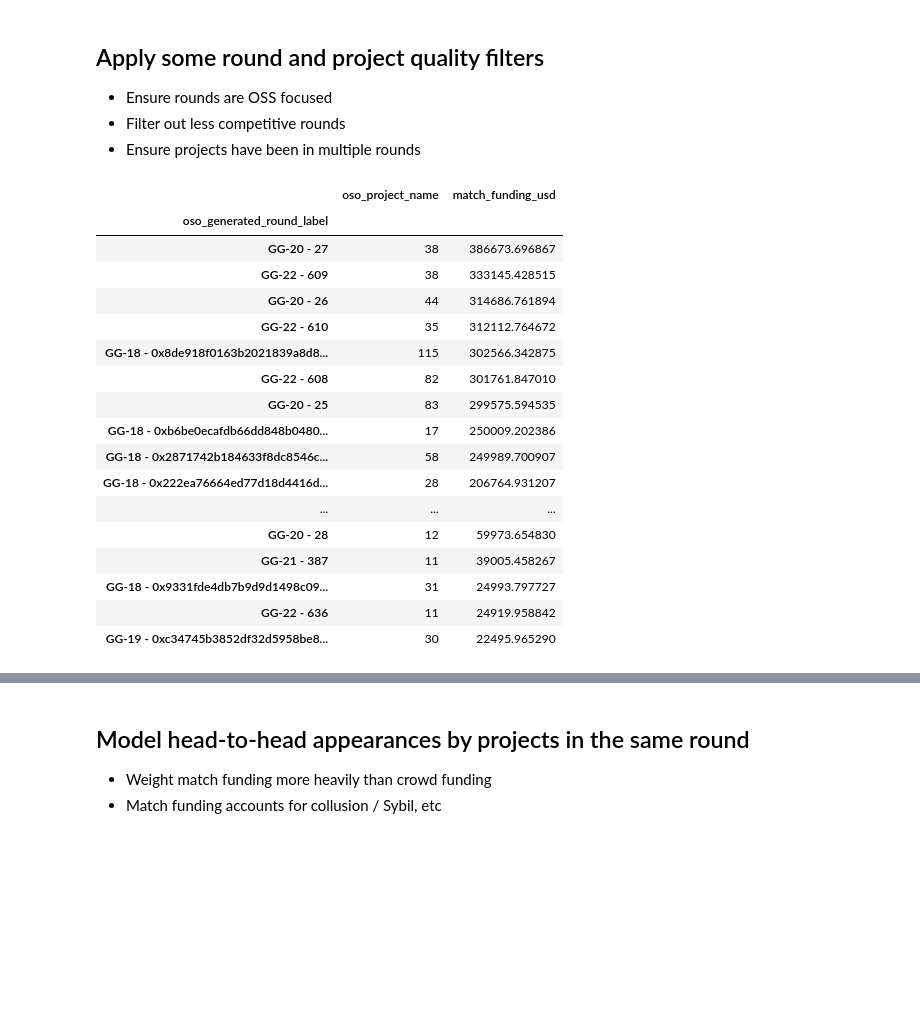
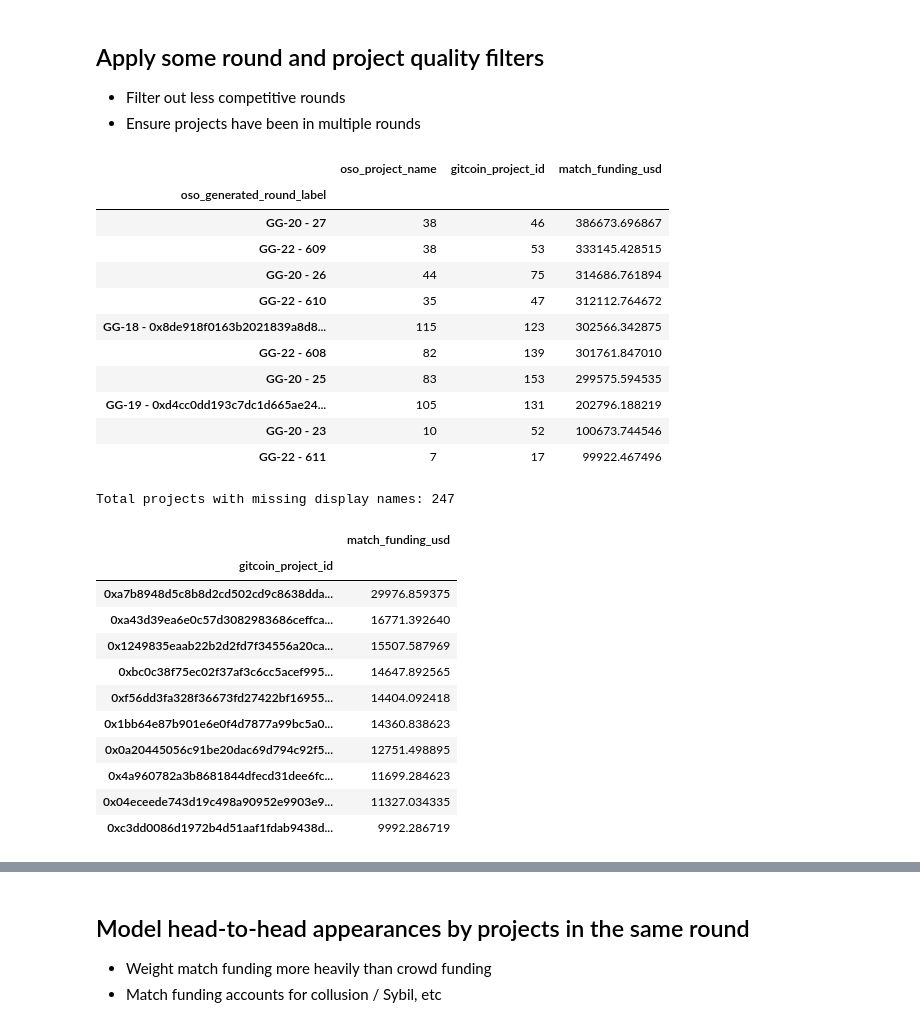
Before and after one commit to opensource-observer/insights, a Jupyter notebook: analysis/gitcoin/2025-01-30_GitcoinGrantsELO.ipynb, the cells around one changed output, grey strips where cells are left out. Drawn from its saved outputs; the diff is of its cells as text; code cells hidden in the pictures; blank space fills up the shorter version.

```diff
--- a/analysis/gitcoin/2025-01-30_GitcoinGrantsELO.ipynb
+++ b/analysis/gitcoin/2025-01-30_GitcoinGrantsELO.ipynb
@@ -20,14 +21,24 @@ query = """
       oso_display_name,
       round_number,
       oso_generated_round_label,
+      gitcoin_project_id,
       count(distinct donor_address) as num_donors,
       sum(case when donor_address is not null then amount_in_usd else 0 end) as crowd_funding_usd,
       sum(case when donor_address is null then amount_in_usd else 0 end) as match_funding_usd
     from `oso_production.gitcoin_funding_events_by_project_v0`
-    where round_number >= 18
-    group by 1, 2, 3, 4
+    where ((round_number = 22 and gitcoin_round_id = '608') or
+      (round_number = 22 and gitcoin_round_id = '609') or
+      (round_number = 22 and gitcoin_round_id = '610') or
+      (round_number = 22 and gitcoin_round_id = '611') or
+      (round_number = 20 and gitcoin_round_id = '23') or
+      (round_number = 20 and gitcoin_round_id = '25') or
+      (round_number = 20 and gitcoin_round_id = '26') or
+      (round_number = 20 and gitcoin_round_id = '27') or
+      (round_number = 19 and lower(gitcoin_round_id) = '0xd4cc0dd193c7dc1d665ae244ce12d7fab337a008') or
+      (round_number = 18 and lower(gitcoin_round_id) = '0x8de918f0163b2021839a8d84954dd7e8e151326d'))
+    group by 1, 2, 3, 4, 5
     having match_funding_usd > 0
-    order by 7 desc
+    order by 8 desc
 """
 results = client.query(query)
 gitcoin_df = results.to_dataframe()
@@ -42,33 +53,53 @@ gitcoin_df.tail(5)
 # %% [markdown]
 ## Apply some round and project quality filters
 
-- Ensure rounds are OSS focused
 - Filter out less competitive rounds
 - Ensure projects have been in multiple rounds
 # %%
 round_stats = gitcoin_df.groupby('oso_generated_round_label').agg({
     'oso_project_name': 'nunique',
+    'gitcoin_project_id': 'nunique',
     'match_funding_usd': 'sum'
 }).sort_values(by='match_funding_usd', ascending=False)
 
-oss_heavy_rounds = round_stats[(round_stats['match_funding_usd'] >= 20_000) & (round_stats['oso_project_name'] >= 10)]
+oss_heavy_rounds = round_stats[(round_stats['match_funding_usd'] >= 20_000) & (round_stats['gitcoin_project_id'] >= 10)]
 oss_heavy_rounds
 # %% [output]
-|  | oso_project_name | match_funding_usd |
-| oso_generated_round_label |  |  |
-| GG-20 - 27 | 38 | 386673.696867 |
-| GG-22 - 609 | 38 | 333145.428515 |
-| GG-20 - 26 | 44 | 314686.761894 |
-| GG-22 - 610 | 35 | 312112.764672 |
-| GG-18 - 0x8de918f0163b2021839a8d8... | 115 | 302566.342875 |
-| GG-22 - 608 | 82 | 301761.847010 |
-| GG-20 - 25 | 83 | 299575.594535 |
-| GG-18 - 0xb6be0ecafdb66dd848b0480... | 17 | 250009.202386 |
-| GG-18 - 0x2871742b184633f8dc8546c... | 58 | 249989.700907 |
-| GG-18 - 0x222ea76664ed77d18d4416d... | 28 | 206764.931207 |
-| ... | ... | ... |
-| GG-20 - 28 | 12 | 59973.654830 |
-| GG-21 - 387 | 11 | 39005.458267 |
-| GG-18 - 0x9331fde4db7b9d9d1498c09... | 31 | 24993.797727 |
-| GG-22 - 636 | 11 | 24919.958842 |
-| GG-19 - 0xc34745b3852df32d5958be8... | 30 | 22495.965290 |
+|  | oso_project_name | gitcoin_project_id | match_funding_usd |
+| oso_generated_round_label |  |  |  |
+| GG-20 - 27 | 38 | 46 | 386673.696867 |
+| GG-22 - 609 | 38 | 53 | 333145.428515 |
+| GG-20 - 26 | 44 | 75 | 314686.761894 |
+| GG-22 - 610 | 35 | 47 | 312112.764672 |
+| GG-18 - 0x8de918f0163b2021839a8d8... | 115 | 123 | 302566.342875 |
+| GG-22 - 608 | 82 | 139 | 301761.847010 |
+| GG-20 - 25 | 83 | 153 | 299575.594535 |
+| GG-19 - 0xd4cc0dd193c7dc1d665ae24... | 105 | 131 | 202796.188219 |
+| GG-20 - 23 | 10 | 52 | 100673.744546 |
+| GG-22 - 611 | 7 | 17 | 99922.467496 |
+# %%
+# Debugging: Check for projects with missing display names
+missing_names_df = (gitcoin_df[gitcoin_df['oso_display_name'].isnull()]
+    .groupby('gitcoin_project_id')
+    .agg({
+        'match_funding_usd': 'sum'
+    })
+    .sort_values('match_funding_usd', ascending=False)
+)
+
+print(f"Total projects with missing display names: {len(missing_names_df)}")
+missing_names_df.head(10)
+# %% [output]
+Total projects with missing display names: 247
+|  | match_funding_usd |
+| gitcoin_project_id |  |
+| 0xa7b8948d5c8b8d2cd502cd9c8638dda... | 29976.859375 |
+| 0xa43d39ea6e0c57d3082983686ceffca... | 16771.392640 |
+| 0x1249835eaab22b2d2fd7f34556a20ca... | 15507.587969 |
+| 0xbc0c38f75ec02f37af3c6cc5acef995... | 14647.892565 |
+| 0xf56dd3fa328f36673fd27422bf16955... | 14404.092418 |
+| 0x1bb64e87b901e6e0f4d7877a99bc5a0... | 14360.838623 |
+| 0x0a20445056c91be20dac69d794c92f5... | 12751.498895 |
+| 0x4a960782a3b8681844dfecd31dee6fc... | 11699.284623 |
+| 0x04eceede743d19c498a90952e9903e9... | 11327.034335 |
+| 0xc3dd0086d1972b4d51aaf1fdab9438d... | 9992.286719 |
```
Also changed, not shown: parts of 14 cells of this notebook, 2 other files.
